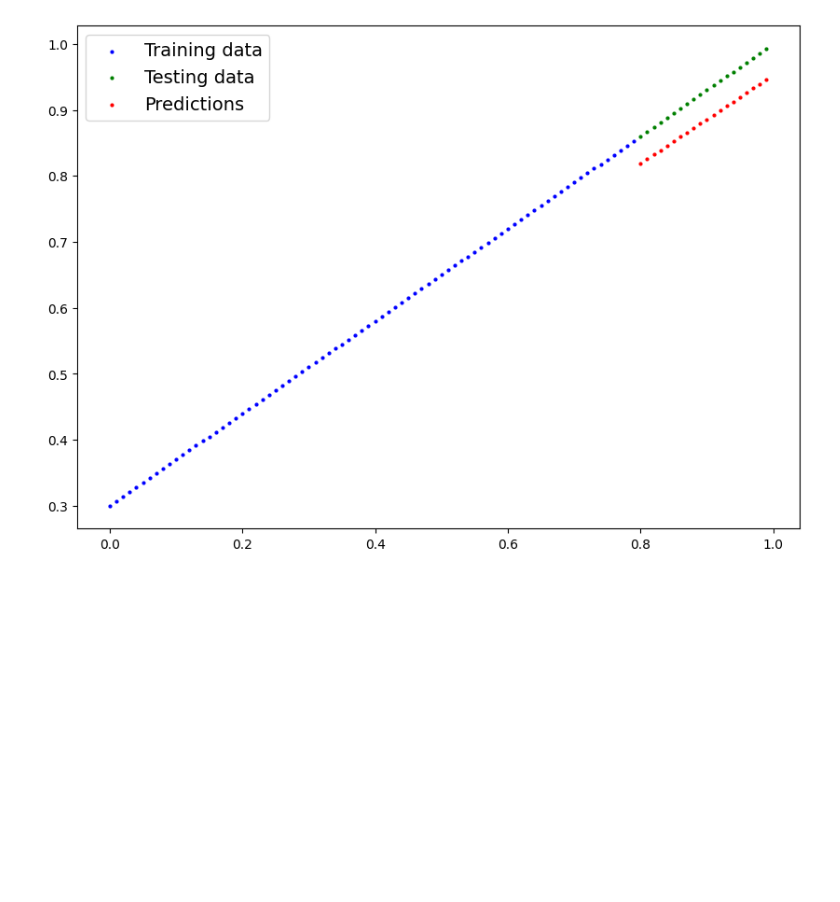
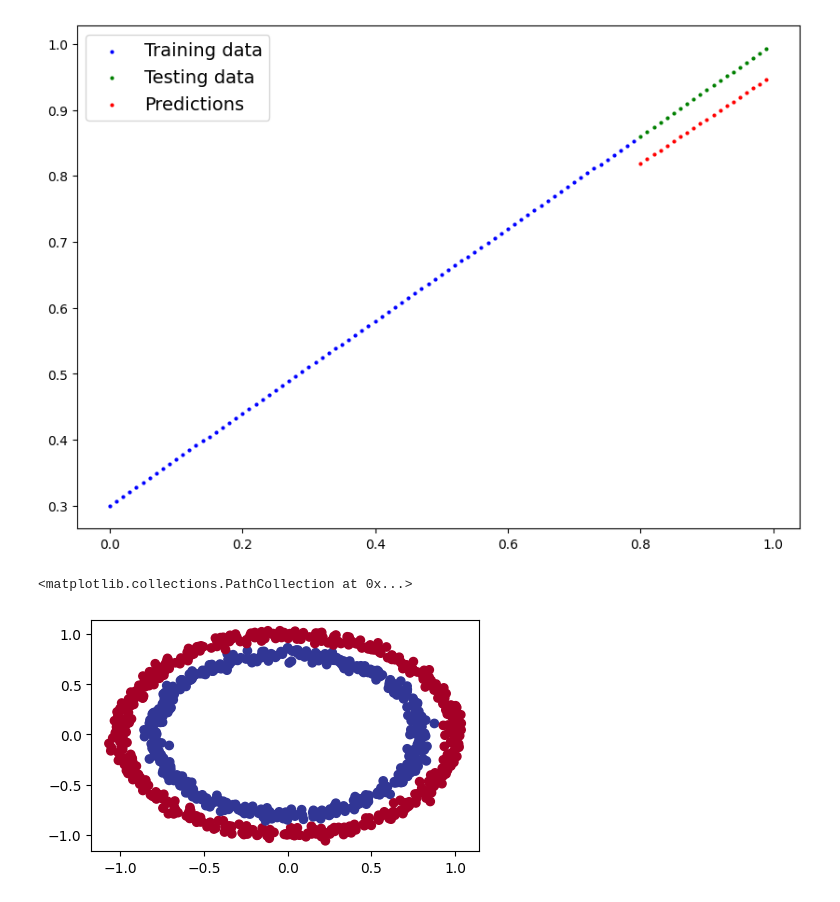
Before and after one commit to vimaurya/LearnDL, a Jupyter notebook: neuralNetworkClassificationPyTorch.ipynb, the cells around one changed output. Drawn from its saved outputs; the diff is of its cells as text; code cells hidden in the pictures; blank space fills up the shorter version.

Commit message:
recreating the data

```diff
--- a/neuralNetworkClassificationPyTorch.ipynb
+++ b/neuralNetworkClassificationPyTorch.ipynb
@@ -455,3 +455,20 @@ with torch.inference_mode():
 plot_predictions(train_data=X_train_regression, train_labels=y_train_regression, test_data=X_test_regression, test_labels=y_test_regression, predictions=test_pred)
 # %% [output]
 [figure]
+# %%
+# Adding non-linearity to our model
+
+# Recreating the non-linear data
+
+import matplotlib.pyplot as plt
+from sklearn.datasets import make_circles
+
+samples = 1000
+
+X, y = make_circles(samples, noise = 0.03, random_state=42)
+
+plt.figure(figsize=(5,3))
+plt.scatter(X[:,1], X[:,0], c = y, cmap=plt.cm.RdYlBu)
+# %% [output]
+<matplotlib.collections.PathCollection at 0x...>
+[figure, added]
```
